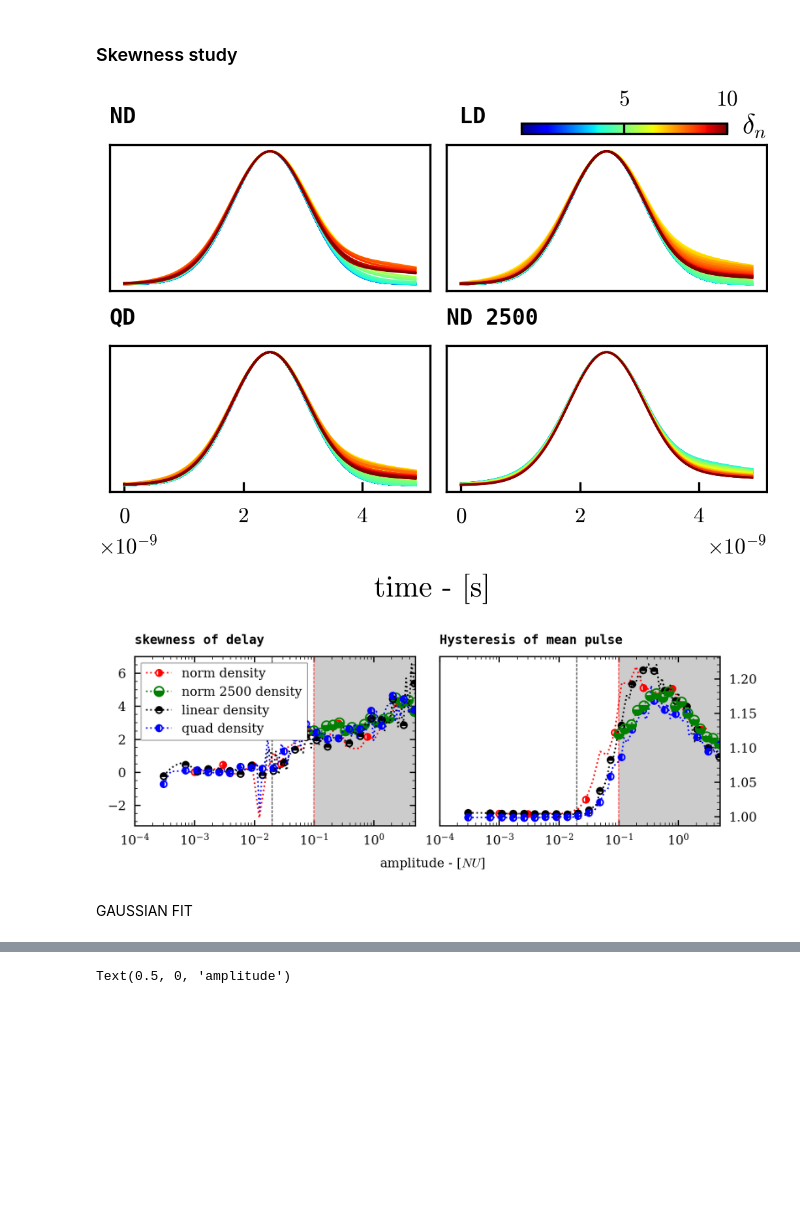
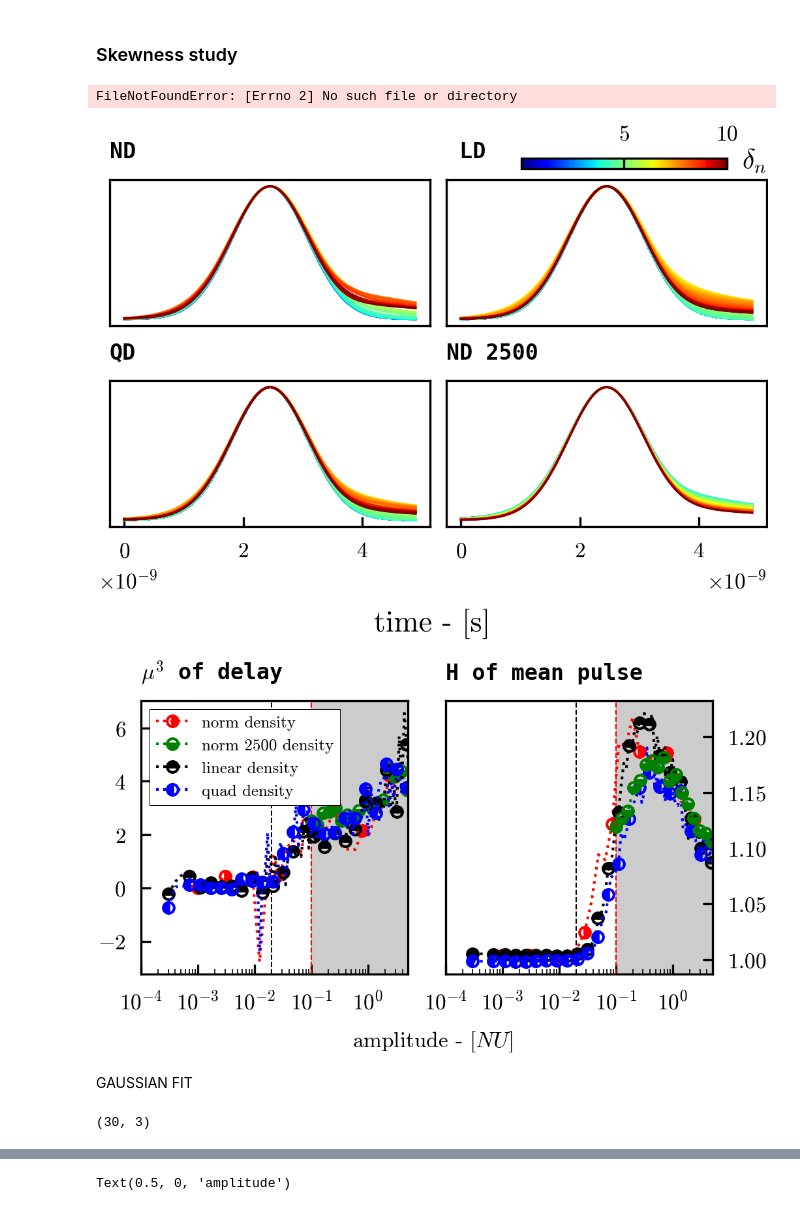
Before and after one commit to Chatr0uge/Internship_SPC, a Jupyter notebook: src/profile_study/profile_study.ipynb, the cells around one changed output, grey strips where cells are left out. Saved outputs shown, nothing was run; the diff lists cells and outputs as text; code cells hidden in the pictures; blank space fills up the shorter version.

```diff
--- a/src/profile_study/profile_study.ipynb
+++ b/src/profile_study/profile_study.ipynb
@@ -247,6 +251,7 @@ amp_2 = np.std(abs(pulse_4), axis = 2)
 amp_3 = np.std(abs(pulse_quad), axis = 2)
 # %%
 index = np.argsort(amplitude_norm)
+index_2 = np.argsort(amplitude_4)
 index_3 = np.argsort(amplitude_quad)
 index_4 = np.argsort(amplitude_norm_2)
 # %%
@@ -622,6 +635,7 @@ fig.text(0.97, 0.93, s = '$\delta_n$', ha = 'center')
 fig.supxlabel('time - [s]', fontsize = 11)
 plt.savefig('../../Report/figures/pulse_shape.png', dpi = 500)
 # %% [output]
+FileNotFoundError: [Errno 2] No such file or directory
 [figure]
 # %%
 from scipy.stats import skew
@@ -631,49 +645,49 @@ def compute_area_left_right(signal) :
     right = np.trapz(signal[signal.shape[0]//2:])
     return right / left
 # %%
-W = 5.8
-fig, ax = plt.subplots(1, 2, figsize = (W, W * 3 / 8), dpi = 300)
-ax[0].set_title('skewness of delay',  fontweight='bold',loc = 'left',
+W = 3.5
+fig, ax = plt.subplots(1, 2, figsize = (W, W * 3/ 5), dpi = 300, layout = 'constrained')
+ax[0].set_title('$\mu^3$ of delay',  fontweight='bold',loc = 'left',
     family='monospace',)
 ax[0].axvline(0.1, color = 'r', ls = '--', lw = .5)
 ax[0].axvline(nc2, color = 'k', ls = '--', lw = .5)
 ax[0].plot(amplitude_norm[index], skew(delay_list_norm, axis = 1)[index], marker = MarkerStyle("o", fillstyle="right"), label = 'norm density', lw = 1, markevery = 4, ms = 4,   color = 'r', ls = ':')
-ax[0].plot(amplitude_norm_2[index_4], skew(delay_list_norm_2, axis = 1)[index_4], marker = MarkerStyle("o", fillstyle="bottom"), label = 'norm 2500 density', lw = 1, markevery = 1, ms = 6,   color = 'g', ls = ':')
+ax[0].plot(amplitude_norm_2[index_4], skew(delay_list_norm_2, axis = 1)[index_4], marker = MarkerStyle("o", fillstyle="bottom"), label = 'norm 2500 density', lw = 1, markevery = 1, ms = 4,   color = 'g', ls = ':')
 
 ax[0].plot(amplitude_4[index_2], skew(delay_list_4, axis = 1)[index_2], marker = MarkerStyle("o", fillstyle="top"), label = 'linear density', lw = 1, markevery = 4, ms = 4,   color = 'k', ls = ':')
 ax[0].plot(amplitude_quad[index_3], skew(delay_list_quad, axis = 1)[index_3], marker = MarkerStyle("o", fillstyle="left"), label = 'quad density', lw = 1, markevery = 4, ms = 4,   color = 'b', ls = ':')
 
 ax[0].set_xlim(1e-4, 5)
 ax[0].axvspan(0.1, 5, alpha = 0.2, color = 'k')
 ax[0].set_xscale('log')
-ax[0].legend()
-ax[1].set_title('Hysteresis of mean pulse',  fontweight='bold',loc = 'left',
+ax[0].legend(loc = 'upper left', fontsize = 6)
+ax[1].set_title('H of mean pulse',  fontweight='bold',loc = 'left',
     family='monospace',)
 
 ax[1].set_xscale('log')
 
 ax[1].axvline(0.1, color = 'r', ls = '--', lw = .5)
 ax[1].axvline(nc2, color = 'k', ls = '--', lw = .5)
 ax[1].yaxis.set_label_position("right")
 
 mean_pulse = np.mean(window_around_max(abs(pulse_norm)), axis = 1)[index]
 mean_pulse_2 = np.mean(window_around_max(abs(pulse_4)), axis = 1)[index_2]
 
 mean_pulse_3 = np.mean(window_around_max(abs(pulse_quad)), axis = 1)[index_3]
 mean_pulse_4 = np.mean(window_around_max(abs(pulse_norm_2)), axis = 1)[index_4]
 
 ax[1].plot(amplitude_norm[index],[compute_area_left_right(pulse) for pulse in mean_pulse],  marker = MarkerStyle("o", fillstyle="right"), label = 'norm density', lw = 1, markevery = 4, ms = 4,   color = 'r', ls = ':')
 ax[1].plot(amplitude_4[index_2], [compute_area_left_right(pulse) for pulse in mean_pulse_2], marker = MarkerStyle("o", fillstyle="top"), label = 'norm density 2500', lw = 1, markevery = 4, ms = 4,   color = 'k', ls = ':')
 ax[1].plot(amplitude_quad[index_3], [compute_area_left_right(pulse) for pulse in mean_pulse_3], marker = MarkerStyle("o", fillstyle="left"), label = 'quad density', lw = 1, markevery = 4, ms = 4,   color = 'b', ls = ':')
-ax[1].plot(amplitude_norm_2[index_4],[compute_area_left_right(pulse) for pulse in mean_pulse_4], marker = MarkerStyle("o", fillstyle="bottom"), label = 'norm density', lw = 1, markevery = 1, ms = 6,   color = 'g', ls = ':')
+ax[1].plot(amplitude_norm_2[index_4],[compute_area_left_right(pulse) for pulse in mean_pulse_4], marker = MarkerStyle("o", fillstyle="bottom"), label = 'norm density', lw = 1, markevery = 1, ms = 4,   color = 'g', ls = ':')
 
 ax[1].axvspan(0.1, 10, alpha = 0.2, color = 'k')
 ax[1].set_xlim(1e-4, 5)
 ax[1].yaxis.tick_right()
 fig.supxlabel("amplitude - [$NU$]", fontsize = 8)
-fig.savefig('../../Report/figures/skew_Hyst.png', dpi = 500, bbox_inches='tight')
+fig.savefig('../../Report/figures/skew_Hyst.png', dpi = 600, bbox_inches='tight')
 # %% [output]
-[figure, old version]
+[figure, new version]
 # %% [markdown]
 GAUSSIAN FIT
 # %%
@@ -685,4 +699,8 @@ def gaussian(x, a : float, b: float,  c : float) :
 cf = np.array([curve_fit(gaussian, range(len(pulse)), pulse, p0 = [300, 1500, 500], )[0] for pulse in abs(np.mean(pulse_norm, axis = 1))])
 cf_2 = np.array([curve_fit(gaussian, range(len(pulse)), pulse, p0 = [300, 1500, 500], )[0] for pulse in abs(np.mean(pulse_4, axis = 1))])
 cf_3 = np.array([curve_fit(gaussian, range(len(pulse)), pulse, p0 = [300, 1500, 500], )[0] for pulse in abs(np.mean(pulse_quad, axis = 1))])
+# %%
+cf.shape
+# %% [output]
+(30, 3)
 # %%
```
Also changed, not shown: parts of 8 cells of this notebook, 39 other files.
